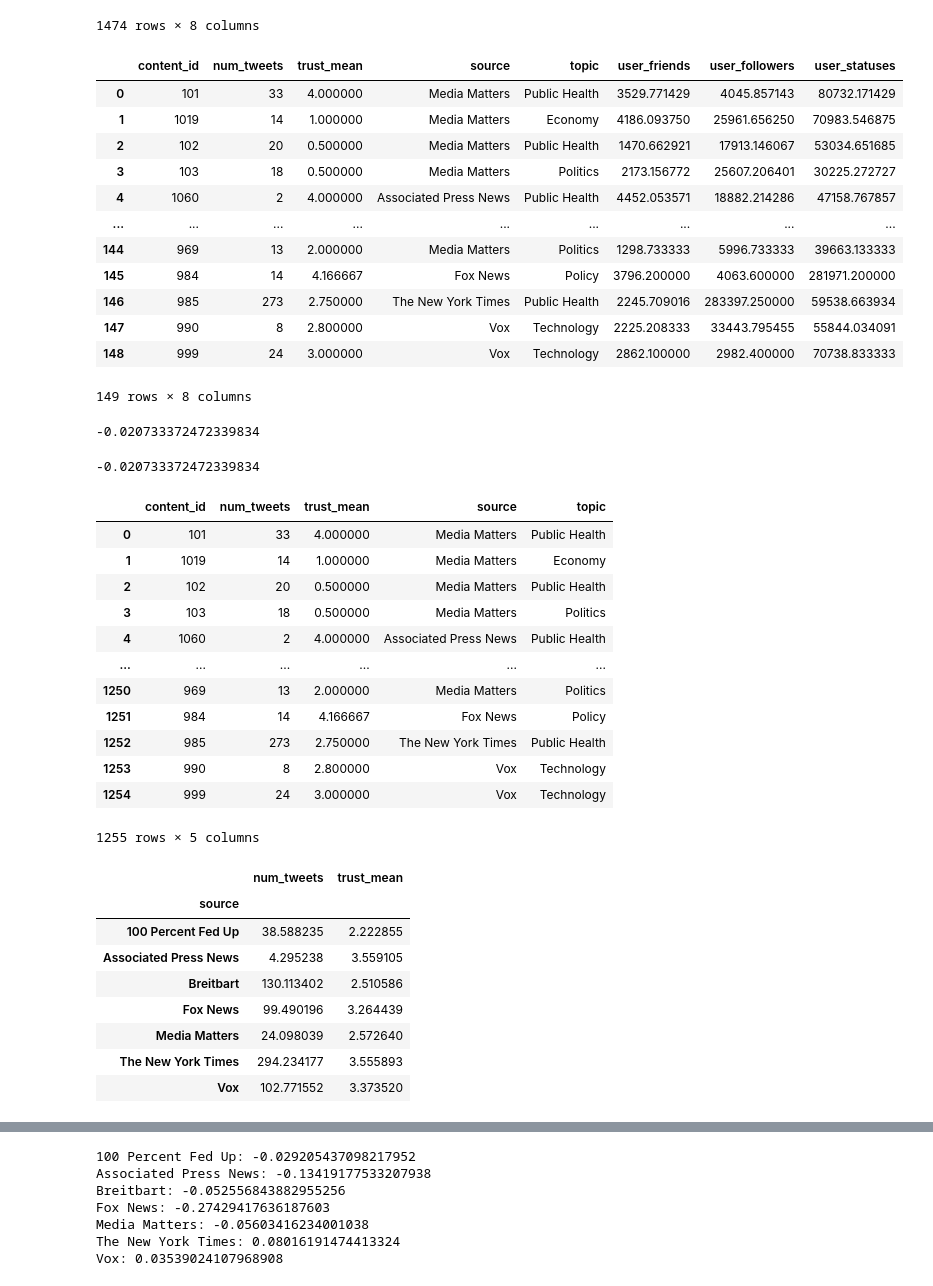
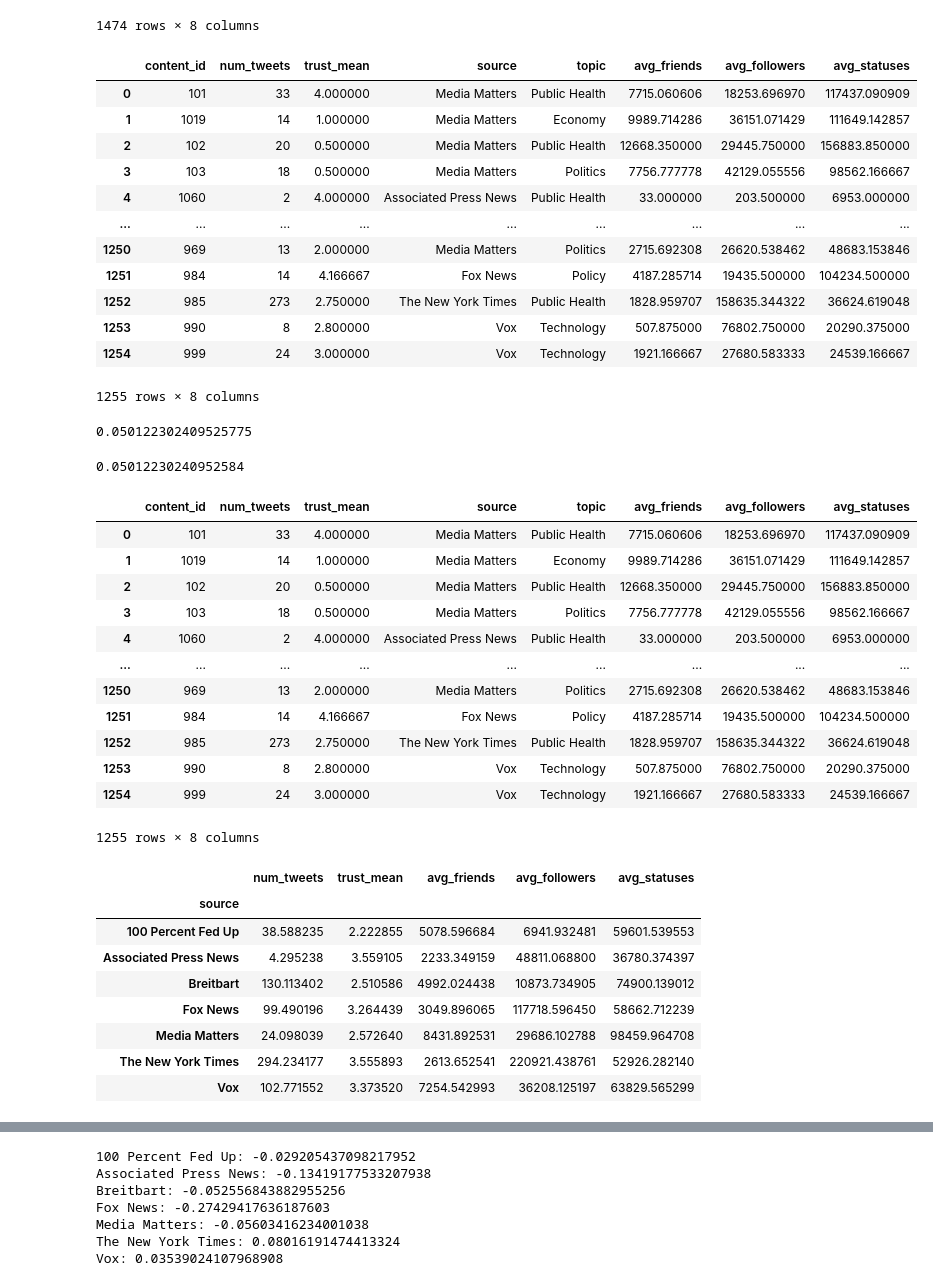
Before and after one commit to fagan2888/tweet-url-relationships, a Jupyter notebook: notebooks/Tweet Trust Correlation.ipynb, the cells around one changed output, grey strips where cells are left out. Cells and saved outputs as stored; diff of their text form; code cells hidden in the pictures.

```diff
--- a/notebooks/Tweet Trust Correlation.ipynb
+++ b/notebooks/Tweet Trust Correlation.ipynb
@@ -248,32 +248,32 @@ avg_users
 | blank | 9.220773e+17 | 1.857360e+17 | 0.0 | 0.0 | 3326.596591 | 7628.178030 | 44725.118056 | 140.755051 |
 1474 rows × 8 columns
 # %%
-corr_df = pd.DataFrame(columns=['content_id','num_tweets','trust_mean','source','topic','user_friends','user_followers','user_statuses'])
+corr_df = pd.DataFrame(columns=['content_id','num_tweets','trust_mean','source','topic','avg_friends','avg_followers','avg_statuses'])
 
 for index, row in num_tweets.iterrows():
   try:
     corr_df = corr_df.append({'content_id':index, 'num_tweets':row['tweet_id'], 'trust_mean':blind_ratings['rating_scale_response'][int(index)],
                               'source':articles['content_source_desc'][int(index)], 'topic':topics['topic'][int(index)],
-                              'user_friends':avg_users['user_friends'][int(index)], 'user_followers':avg_users['user_followers'][int(index)],
-                              'user_statuses':avg_users['user_statuses'][int(index)]}, ignore_index=True)
+                              'avg_friends':avg_users['user_friends'][index], 'avg_followers':avg_users['user_followers'][index],
+                              'avg_statuses':avg_users['user_statuses'][index]}, ignore_index=True)
   except Exception:
     pass
 
 corr_df
 # %% [output]
-|  | content_id | num_tweets | trust_mean | source | topic | user_friends | user_followers | user_statuses |
-| 0 | 101 | 33 | 4.000000 | Media Matters | Public Health | 3529.771429 | 4045.857143 | 80732.171429 |
-| 1 | 1019 | 14 | 1.000000 | Media Matters | Economy | 4186.093750 | 25961.656250 | 70983.546875 |
-| 2 | 102 | 20 | 0.500000 | Media Matters | Public Health | 1470.662921 | 17913.146067 | 53034.651685 |
-| 3 | 103 | 18 | 0.500000 | Media Matters | Politics | 2173.156772 | 25607.206401 | 30225.272727 |
-| 4 | 1060 | 2 | 4.000000 | Associated Press News | Public Health | 4452.053571 | 18882.214286 | 47158.767857 |
+|  | content_id | num_tweets | trust_mean | source | topic | avg_friends | avg_followers | avg_statuses |
+| 0 | 101 | 33 | 4.000000 | Media Matters | Public Health | 7715.060606 | 18253.696970 | 117437.090909 |
+| 1 | 1019 | 14 | 1.000000 | Media Matters | Economy | 9989.714286 | 36151.071429 | 111649.142857 |
+| 2 | 102 | 20 | 0.500000 | Media Matters | Public Health | 12668.350000 | 29445.750000 | 156883.850000 |
+| 3 | 103 | 18 | 0.500000 | Media Matters | Politics | 7756.777778 | 42129.055556 | 98562.166667 |
+| 4 | 1060 | 2 | 4.000000 | Associated Press News | Public Health | 33.000000 | 203.500000 | 6953.000000 |
 | ... | ... | ... | ... | ... | ... | ... | ... | ... |
-| 144 | 969 | 13 | 2.000000 | Media Matters | Politics | 1298.733333 | 5996.733333 | 39663.133333 |
-| 145 | 984 | 14 | 4.166667 | Fox News | Policy | 3796.200000 | 4063.600000 | 281971.200000 |
-| 146 | 985 | 273 | 2.750000 | The New York Times | Public Health | 2245.709016 | 283397.250000 | 59538.663934 |
-| 147 | 990 | 8 | 2.800000 | Vox | Technology | 2225.208333 | 33443.795455 | 55844.034091 |
-| 148 | 999 | 24 | 3.000000 | Vox | Technology | 2862.100000 | 2982.400000 | 70738.833333 |
+| 1250 | 969 | 13 | 2.000000 | Media Matters | Politics | 2715.692308 | 26620.538462 | 48683.153846 |
+| 1251 | 984 | 14 | 4.166667 | Fox News | Policy | 4187.285714 | 19435.500000 | 104234.500000 |
+| 1252 | 985 | 273 | 2.750000 | The New York Times | Public Health | 1828.959707 | 158635.344322 | 36624.619048 |
+| 1253 | 990 | 8 | 2.800000 | Vox | Technology | 507.875000 | 76802.750000 | 20290.375000 |
+| 1254 | 999 | 24 | 3.000000 | Vox | Technology | 1921.166667 | 27680.583333 | 24539.166667 |
-149 rows × 8 columns
+1255 rows × 8 columns
 # %%
 from scipy.stats.stats import pearsonr
 # %%
@@ -281,39 +281,39 @@ corr_df1 = corr_df.astype({'num_tweets': 'int32'})
 # %%
 pearsonr(corr_df1['num_tweets'],corr_df1['trust_mean'])[0]
 # %% [output]
--0.020733372472339834
+0.050122302409525775
 # %%
 np.corrcoef(corr_df1['num_tweets'].values.tolist(),corr_df1['trust_mean'].values.tolist())[0, 1]
 # %% [output]
--0.020733372472339834
+0.05012230240952584
 # %%
 corr_df1
 # %% [output]
-|  | content_id | num_tweets | trust_mean | source | topic |
-| 0 | 101 | 33 | 4.000000 | Media Matters | Public Health |
-| 1 | 1019 | 14 | 1.000000 | Media Matters | Economy |
-| 2 | 102 | 20 | 0.500000 | Media Matters | Public Health |
-| 3 | 103 | 18 | 0.500000 | Media Matters | Politics |
-| 4 | 1060 | 2 | 4.000000 | Associated Press News | Public Health |
-| ... | ... | ... | ... | ... | ... |
-| 1250 | 969 | 13 | 2.000000 | Media Matters | Politics |
-| 1251 | 984 | 14 | 4.166667 | Fox News | Policy |
-| 1252 | 985 | 273 | 2.750000 | The New York Times | Public Health |
-| 1253 | 990 | 8 | 2.800000 | Vox | Technology |
-| 1254 | 999 | 24 | 3.000000 | Vox | Technology |
+|  | content_id | num_tweets | trust_mean | source | topic | avg_friends | avg_followers | avg_statuses |
+| 0 | 101 | 33 | 4.000000 | Media Matters | Public Health | 7715.060606 | 18253.696970 | 117437.090909 |
+| 1 | 1019 | 14 | 1.000000 | Media Matters | Economy | 9989.714286 | 36151.071429 | 111649.142857 |
+| 2 | 102 | 20 | 0.500000 | Media Matters | Public Health | 12668.350000 | 29445.750000 | 156883.850000 |
+| 3 | 103 | 18 | 0.500000 | Media Matters | Politics | 7756.777778 | 42129.055556 | 98562.166667 |
+| 4 | 1060 | 2 | 4.000000 | Associated Press News | Public Health | 33.000000 | 203.500000 | 6953.000000 |
+| ... | ... | ... | ... | ... | ... | ... | ... | ... |
+| 1250 | 969 | 13 | 2.000000 | Media Matters | Politics | 2715.692308 | 26620.538462 | 48683.153846 |
+| 1251 | 984 | 14 | 4.166667 | Fox News | Policy | 4187.285714 | 19435.500000 | 104234.500000 |
+| 1252 | 985 | 273 | 2.750000 | The New York Times | Public Health | 1828.959707 | 158635.344322 | 36624.619048 |
+| 1253 | 990 | 8 | 2.800000 | Vox | Technology | 507.875000 | 76802.750000 | 20290.375000 |
+| 1254 | 999 | 24 | 3.000000 | Vox | Technology | 1921.166667 | 27680.583333 | 24539.166667 |
-1255 rows × 5 columns
+1255 rows × 8 columns
 # %%
 corr_df1.groupby(['source']).mean()
 # %% [output]
-|  | num_tweets | trust_mean |
-| source |  |  |
-| 100 Percent Fed Up | 38.588235 | 2.222855 |
-| Associated Press News | 4.295238 | 3.559105 |
-| Breitbart | 130.113402 | 2.510586 |
-| Fox News | 99.490196 | 3.264439 |
-| Media Matters | 24.098039 | 2.572640 |
-| The New York Times | 294.234177 | 3.555893 |
-| Vox | 102.771552 | 3.373520 |
+|  | num_tweets | trust_mean | avg_friends | avg_followers | avg_statuses |
+| source |  |  |  |  |  |
+| 100 Percent Fed Up | 38.588235 | 2.222855 | 5078.596684 | 6941.932481 | 59601.539553 |
+| Associated Press News | 4.295238 | 3.559105 | 2233.349159 | 48811.068800 | 36780.374397 |
+| Breitbart | 130.113402 | 2.510586 | 4992.024438 | 10873.734905 | 74900.139012 |
+| Fox News | 99.490196 | 3.264439 | 3049.896065 | 117718.596450 | 58662.712239 |
+| Media Matters | 24.098039 | 2.572640 | 8431.892531 | 29686.102788 | 98459.964708 |
+| The New York Times | 294.234177 | 3.555893 | 2613.652541 | 220921.438761 | 52926.282140 |
+| Vox | 102.771552 | 3.373520 | 7254.542993 | 36208.125197 | 63829.565299 |
 # %%
 corr_df1.groupby(['topic']).mean()
 # %% [output]
```
Also changed, not shown: parts of 4 cells of this notebook.
